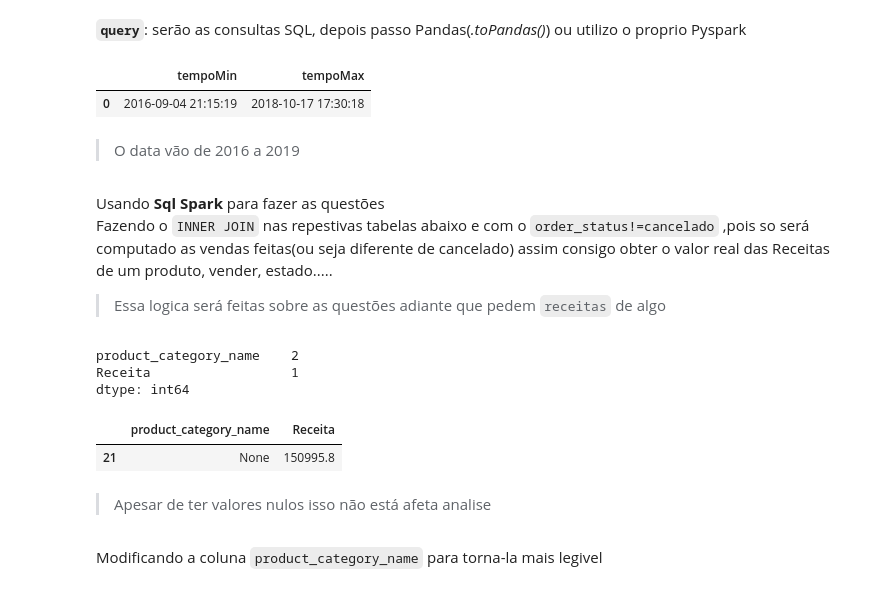
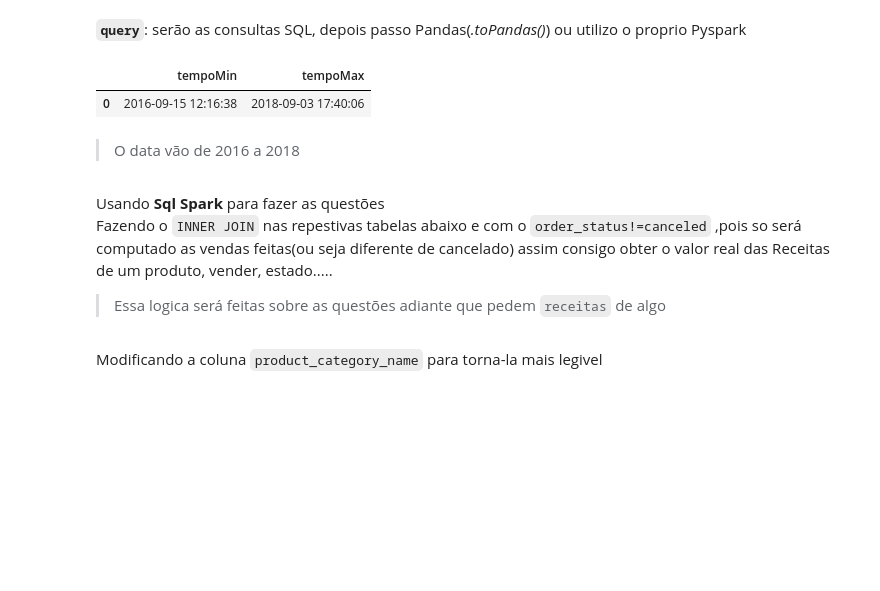
Before and after one commit to kaladabrio2020/Compass.Uol.DataScience, a Jupyter notebook: Sprint 01/ProjetoSprint01/ProjetoSprint01.ipynb, the cells around one changed output. Drawn from its saved outputs; the diff is of its cells as text; code cells hidden in the pictures; blank space fills up the shorter version.

```diff
--- a/Sprint 01/ProjetoSprint01/ProjetoSprint01.ipynb
+++ b/Sprint 01/ProjetoSprint01/ProjetoSprint01.ipynb
@@ -541,18 +583,18 @@ Reposta das perguntas abaixo
 # %% [markdown]
 **`query`**: serão as consultas SQL, depois passo Pandas(*.toPandas()*) ou utilizo o proprio Pyspark
 # %%
-query = 'SELECT min(order_purchase_timestamp) AS tempoMin, \
-                max(order_purchase_timestamp) AS tempoMax  \
+query = 'SELECT min(order_approved_at) AS tempoMin, \
+                max(order_approved_at) AS tempoMax  \
         FROM orders;'
 display( spark.sql(query).toPandas() )
 # %% [output]
 |  | tempoMin | tempoMax |
-| 0 | 2016-09-04 21:15:19 | 2018-10-17 17:30:18 |
+| 0 | 2016-09-15 12:16:38 | 2018-09-03 17:40:06 |
 # %% [markdown]
-> O data vão de 2016 a 2019
+> O data vão de 2016 a 2018
 # %% [markdown]
 Usando **Sql Spark** para fazer as questões \
-Fazendo o `INNER JOIN` nas repestivas tabelas abaixo e com o `order_status!=cancelado` ,pois so será computado as vendas feitas(ou seja diferente de cancelado) assim consigo obter o valor real das Receitas de um produto, vender, estado.....
+Fazendo o `INNER JOIN` nas repestivas tabelas abaixo e com o `order_status!=canceled` ,pois so será computado as vendas feitas(ou seja diferente de cancelado) assim consigo obter o valor real das Receitas de um produto, vender, estado.....
 > Essa logica será feitas sobre as questões adiante que pedem `receitas` de algo
 # %%
 query = '''
@@ -571,19 +614,6 @@ SELECT product_category_name , SUM(payment_value) as Receita FROM order_items as
     ORDER BY receita desc;
 '''
 data = spark.sql(query).toPandas()
-# %%
-data.isna().nunique()
-# %% [output]
-product_category_name    2
-Receita                  1
-dtype: int64
-# %%
-data.loc[data['product_category_name'].isna()==True]
-# %% [output]
-|  | product_category_name | Receita |
-| 21 | None | 150995.8 |
-# %% [markdown]
-> Apesar de ter valores nulos isso não está afeta analise
 # %% [markdown]
 Modificando a coluna `product_category_name` para torna-la mais legivel
 # %%
```
Also changed, not shown: parts of 19 cells of this notebook.
